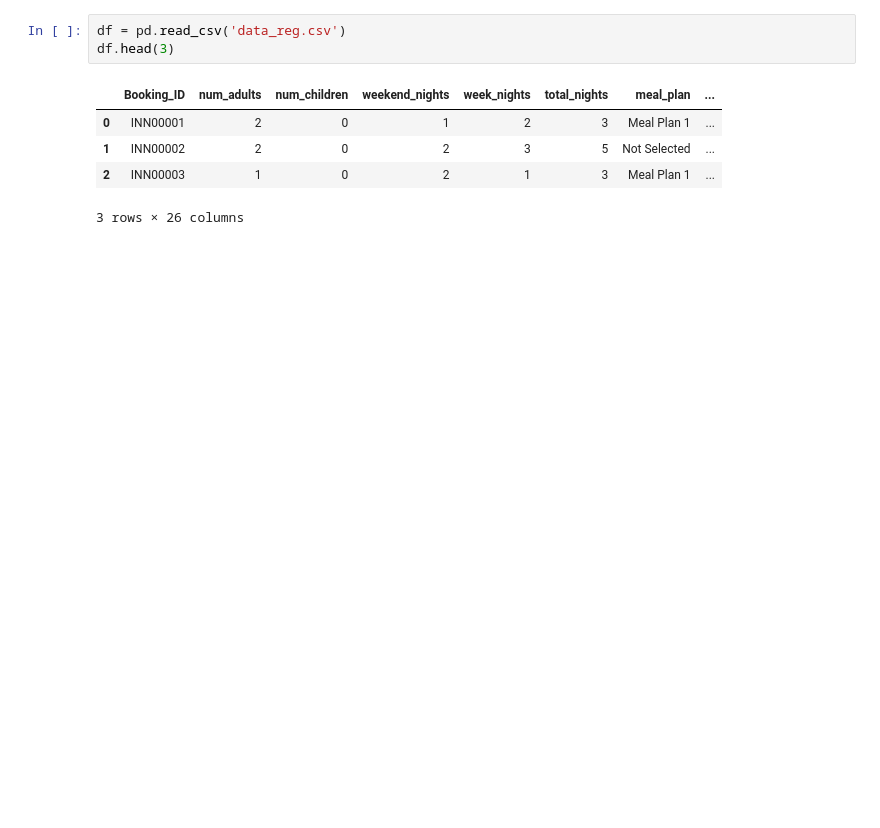
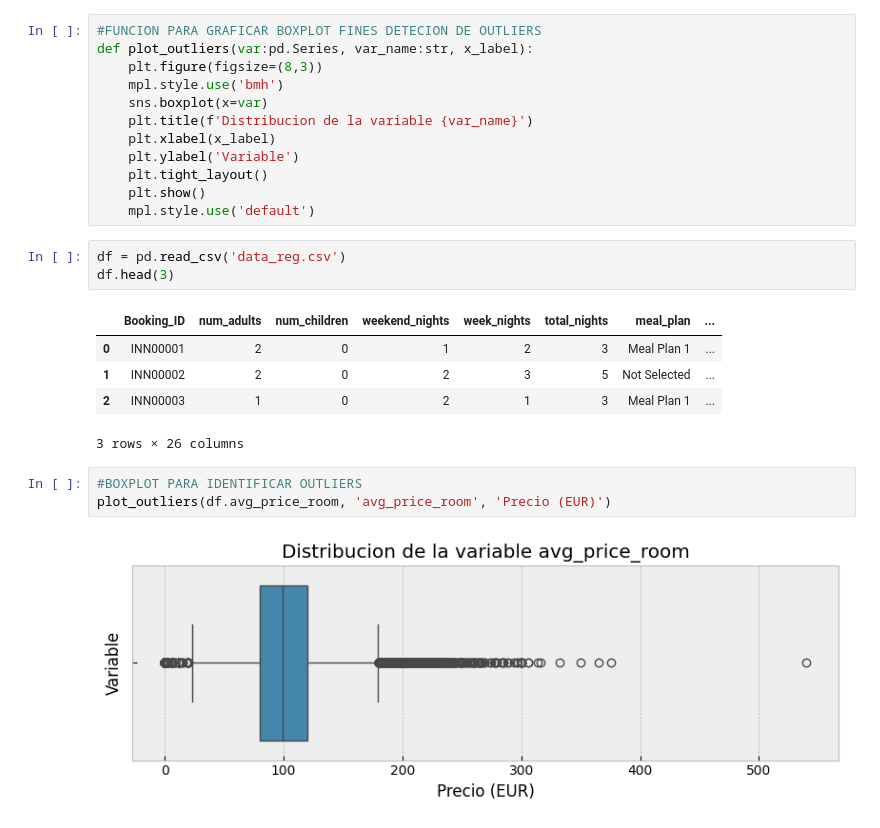
Before and after one commit to arielRas/CoderHouseDataScience-ProyectoFinal, a Jupyter notebook: test_regrsion.ipynb, the cells around one changed output. Drawn from its saved outputs; the diff is of its cells as text; blank space fills up the shorter version.

Commit message:
Se realiza prediccion y grafico de outliers

```diff
--- a/test_regrsion.ipynb
+++ b/test_regrsion.ipynb
@@ -3,3 +61,15 @@ import pandas as pd
+# %%
+#FUNCION PARA GRAFICAR BOXPLOT FINES DETECION DE OUTLIERS
+def plot_outliers(var:pd.Series, var_name:str, x_label):
+    plt.figure(figsize=(8,3))
+    mpl.style.use('bmh')
+    sns.boxplot(x=var)
+    plt.title(f'Distribucion de la variable {var_name}')
+    plt.xlabel(x_label)
+    plt.ylabel('Variable')
+    plt.tight_layout()
+    plt.show()
+    mpl.style.use('default')
 # %%
 df = pd.read_csv('data_reg.csv')
 df.head(3)
@@ -9,3 +79,8 @@ df.head(3)
 | 1 | INN00002 | 2 | 0 | 2 | 3 | 5 | Not Selected | ... |
 | 2 | INN00003 | 1 | 0 | 2 | 1 | 3 | Meal Plan 1 | ... |
 3 rows × 26 columns
+# %%
+#BOXPLOT PARA IDENTIFICAR OUTLIERS
+plot_outliers(df.avg_price_room, 'avg_price_room', 'Precio (EUR)')
+# %% [output]
+[figure, added]
```
Also changed, not shown: parts of 6 cells of this notebook.
